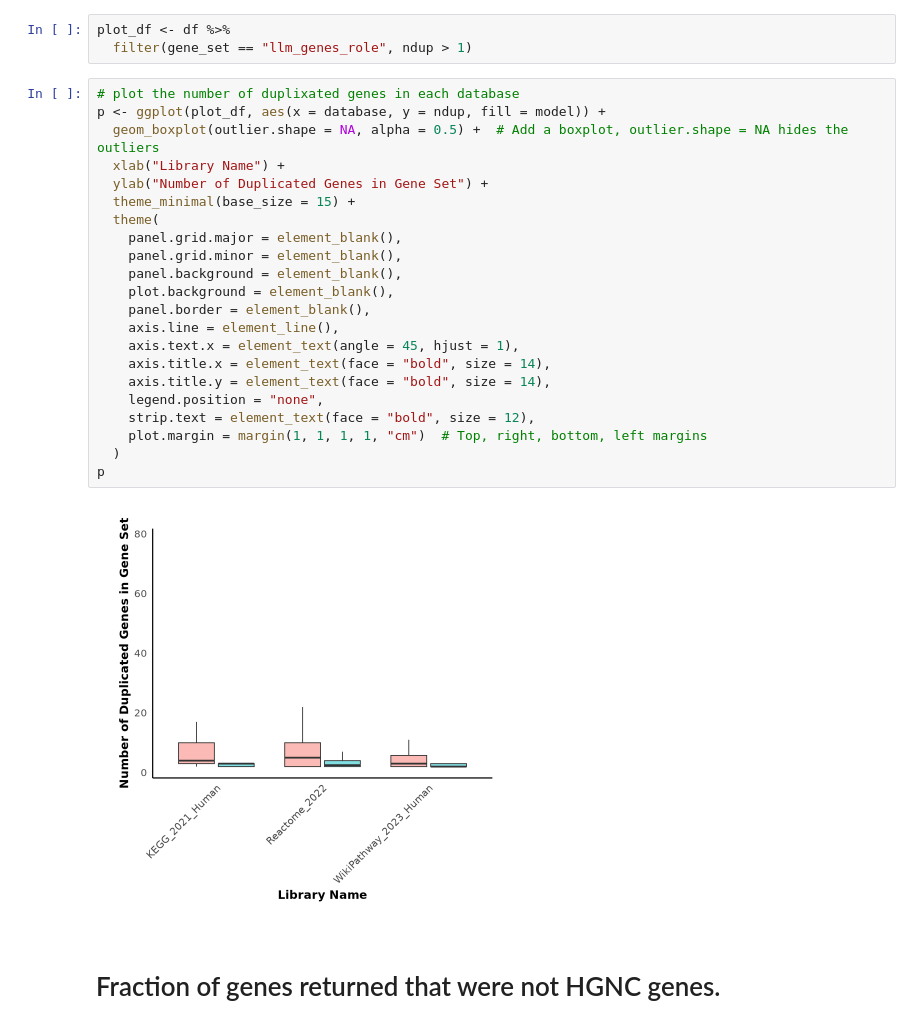
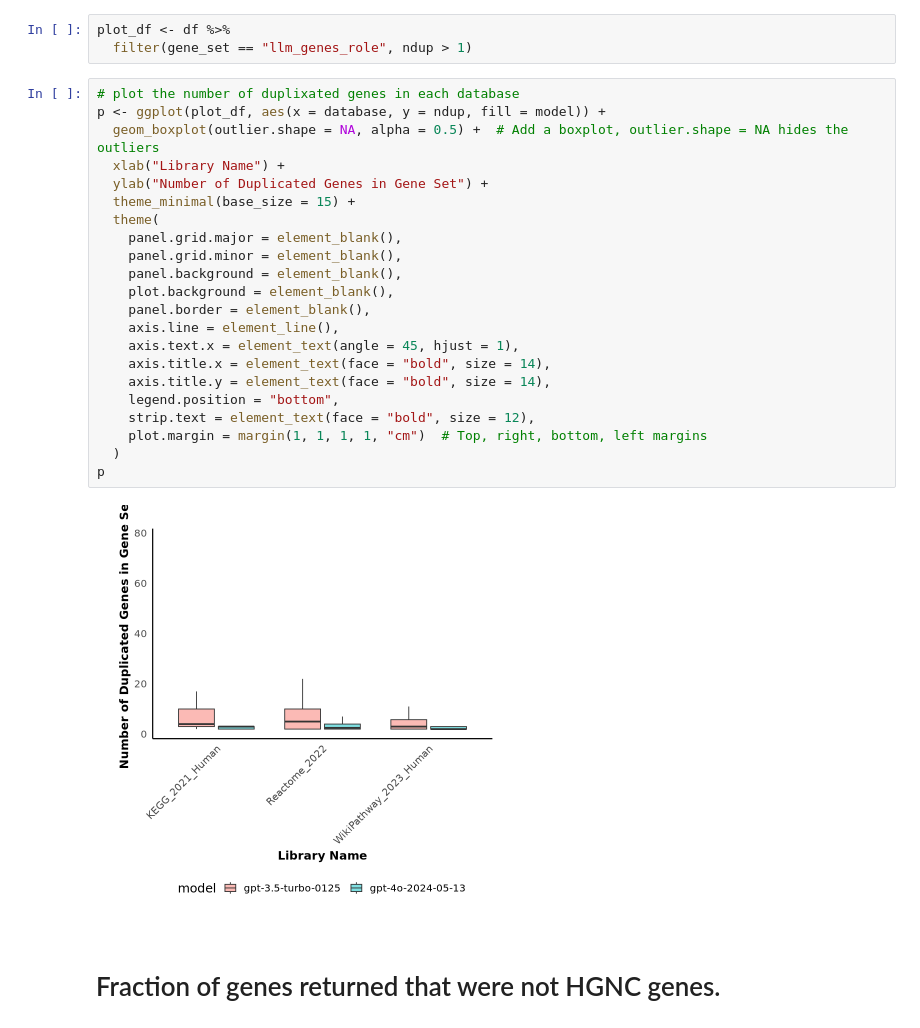
Before and after one commit to Alector-BIO/llm2geneset, a Jupyter notebook: notebooks/figures.ipynb, the cells around one changed output. Drawn from its saved outputs; the diff is of its cells as text.

```diff
--- a/notebooks/figures.ipynb
+++ b/notebooks/figures.ipynb
@@ -334,27 +334,27 @@ plot_df <- df %>%
 # %%
 # plot the number of duplixated genes in each database
 p <- ggplot(plot_df, aes(x = database, y = ndup, fill = model)) +
   geom_boxplot(outlier.shape = NA, alpha = 0.5) +  # Add a boxplot, outlier.shape = NA hides the outliers
   xlab("Library Name") +
   ylab("Number of Duplicated Genes in Gene Set") +
   theme_minimal(base_size = 15) +
   theme(
     panel.grid.major = element_blank(),
     panel.grid.minor = element_blank(),
     panel.background = element_blank(),
     plot.background = element_blank(),
     panel.border = element_blank(),
     axis.line = element_line(),
     axis.text.x = element_text(angle = 45, hjust = 1),
     axis.title.x = element_text(face = "bold", size = 14),
     axis.title.y = element_text(face = "bold", size = 14),
-    legend.position = "none",
+    legend.position = "bottom",
     strip.text = element_text(face = "bold", size = 12),
     plot.margin = margin(1, 1, 1, 1, "cm")  # Top, right, bottom, left margins
   )
 p
 # %% [output]
-[figure, old version]
+[figure, new version]
 # %% [markdown]
 # Fraction of genes returned that were not HGNC genes.
 # %%
```
Also changed, not shown: parts of 7 cells of this notebook.
